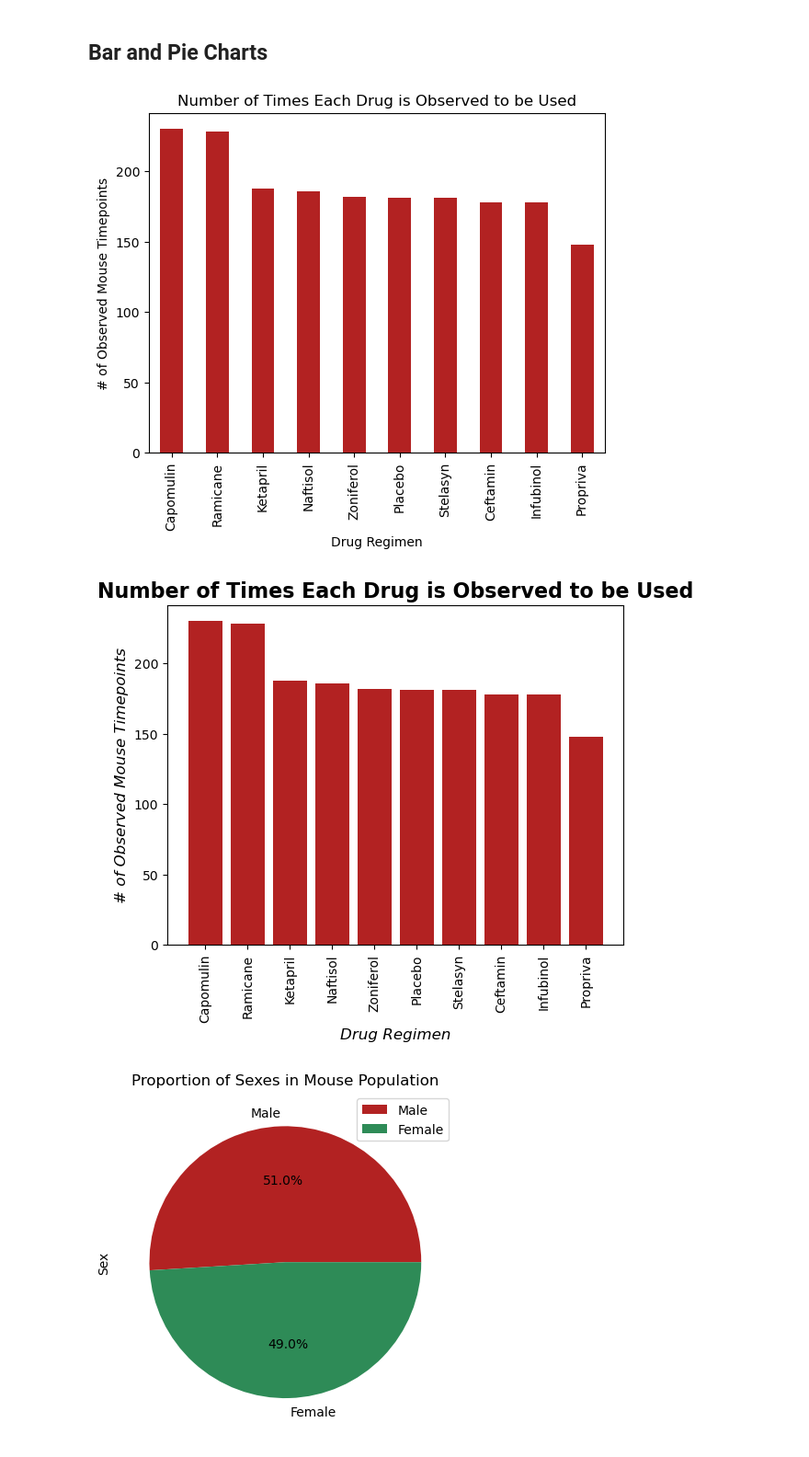
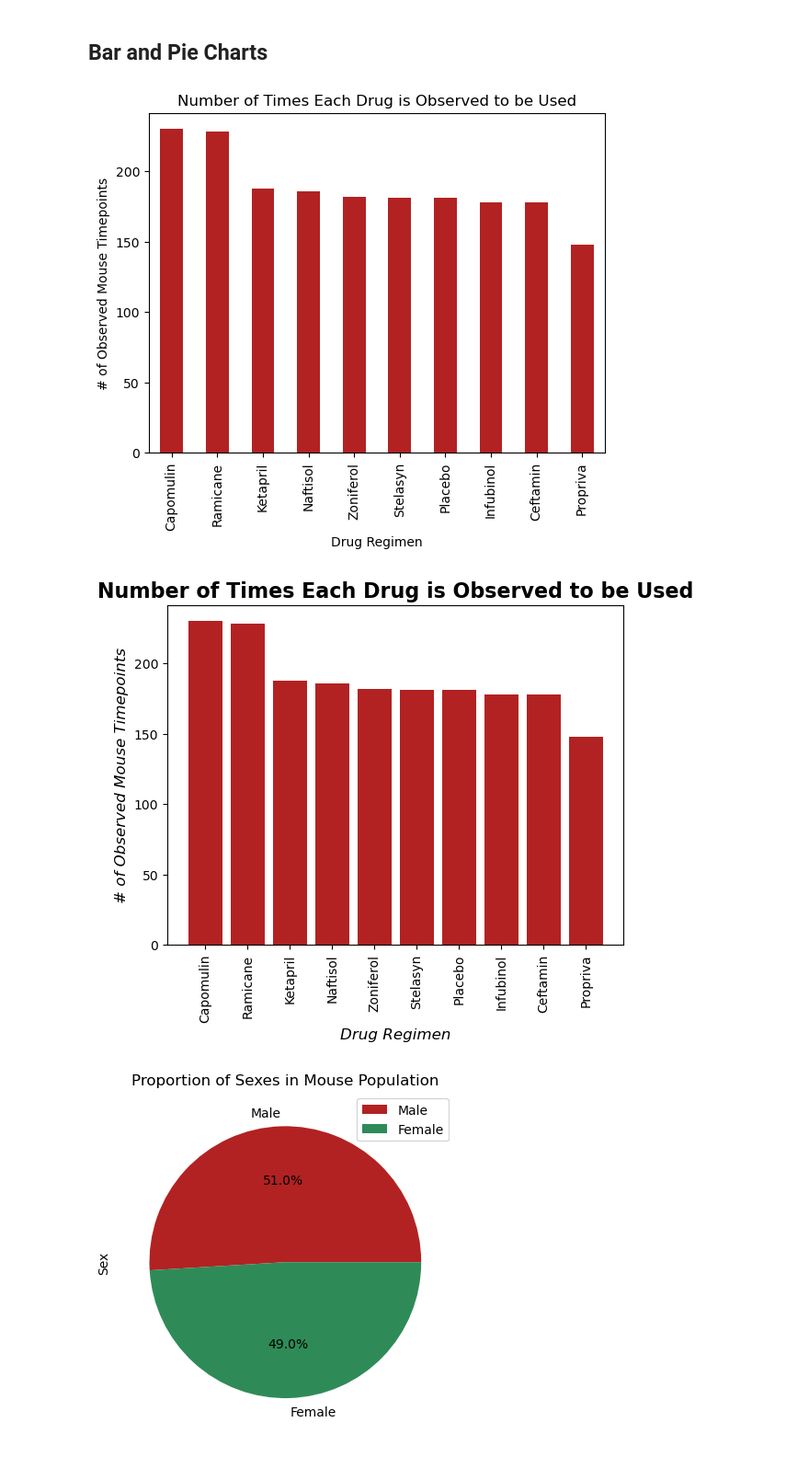
Before and after one commit to wrp94/ds_hw_5_data_viz, a Jupyter notebook: Pymaceuticals/pymaceuticals.ipynb, the cells around one changed output. Shown: that part at 92% size. Saved outputs shown, nothing was run; the diff lists cells and outputs as text; code cells hidden in the pictures.

```diff
--- a/Pymaceuticals/pymaceuticals.ipynb
+++ b/Pymaceuticals/pymaceuticals.ipynb
@@ -103,24 +104,21 @@ summ1
 ## Bar and Pie Charts
 # %%
 # Generate a bar plot showing the total number of rows (Mouse ID/Timepoints) for each drug regimen using Pandas.
-drug_counts = pd.DataFrame(df.value_counts("Drug Regimen"))
+drug_counts = df["Drug Regimen"].value_counts()
 drug_counts.plot(kind="bar",
                 y="count",
                 use_index=True,
                 ylabel="# of Observed Mouse Timepoints",
                 title="Number of Times Each Drug is Observed to be Used",
                 color="firebrick",
                 legend=False)
 plt.show()
 # %% [output]
-[figure, old version]
+[figure, new version]
 # %%
 # Generate a bar plot showing the total number of rows (Mouse ID/Timepoints) for each drug regimen using pyplot.
-
-drug_counts = pd.DataFrame(df.value_counts("Drug Regimen"))
 x = drug_counts.index.to_list()
-y = drug_counts["count"].to_list()
-
+y = drug_counts.to_list()
 plt.bar(x, y, color="firebrick")
 
 plt.title("Number of Times Each Drug is Observed to be Used", fontsize=16, fontweight="bold")
@@ -131,7 +129,7 @@ plt.xticks(rotation="vertical")
 
 plt.show()
 # %% [output]
-[figure, old version]
+[figure, new version]
 # %%
 # Generate a pie plot showing the distribution of female versus male mice using Pandas
 sex_counts = pd.DataFrame(df.value_counts("Sex"))
```
Also changed, not shown: parts of 7 cells of this notebook, 1 other file.
